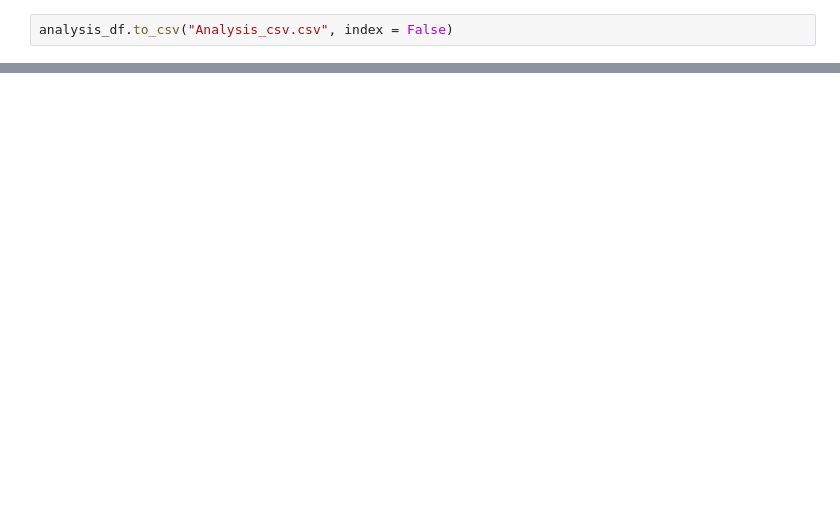
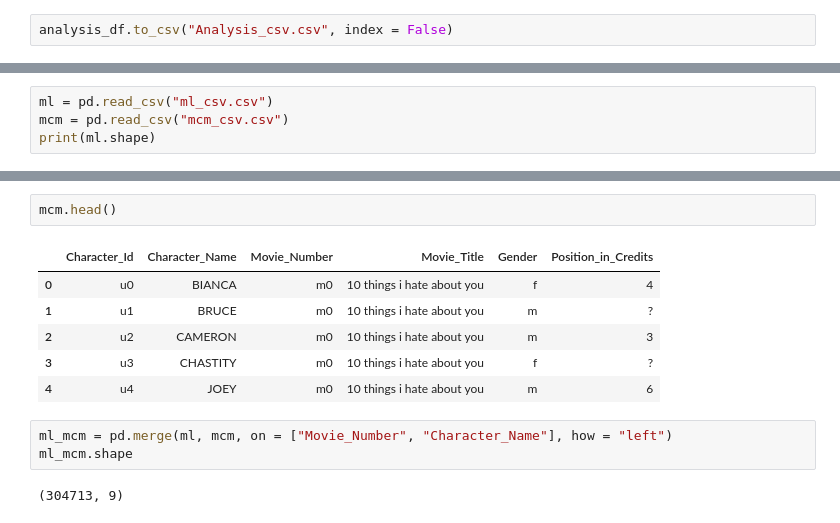
Before and after one commit to ck090/Identifying-Missing-Component-in-the-Bechdel-Test-Using-PCA, a Jupyter notebook: Final_Analysis.ipynb, the cells around one changed output, grey strips where cells are left out. Drawn from its saved outputs; the diff is of its cells as text; blank space fills up the shorter version.

```diff
--- a/Final_Analysis.ipynb
+++ b/Final_Analysis.ipynb
@@ -189,0 +117,4 @@ analysis_df.to_csv("Analysis_csv.csv", index = False)
+# %%
+ml = pd.read_csv("ml_csv.csv")
+mcm = pd.read_csv("mcm_csv.csv")
+print(ml.shape)
@@ -189,0 +136,14 @@ analysis_df.to_csv("Analysis_csv.csv", index = False)
+# %%
+mcm.head()
+# %% [output]
+|  | Character_Id | Character_Name | Movie_Number | Movie_Title | Gender | Position_in_Credits |
+| 0 | u0 | BIANCA | m0 | 10 things i hate about you | f | 4 |
+| 1 | u1 | BRUCE | m0 | 10 things i hate about you | m | ? |
+| 2 | u2 | CAMERON | m0 | 10 things i hate about you | m | 3 |
+| 3 | u3 | CHASTITY | m0 | 10 things i hate about you | f | ? |
+| 4 | u4 | JOEY | m0 | 10 things i hate about you | m | 6 |
+# %%
+ml_mcm = pd.merge(ml, mcm, on = ["Movie_Number", "Character_Name"], how = "left")
+ml_mcm.shape
+# %% [output]
+(304713, 9)
```
Also changed, not shown: parts of 26 cells of this notebook, 2 other files.
